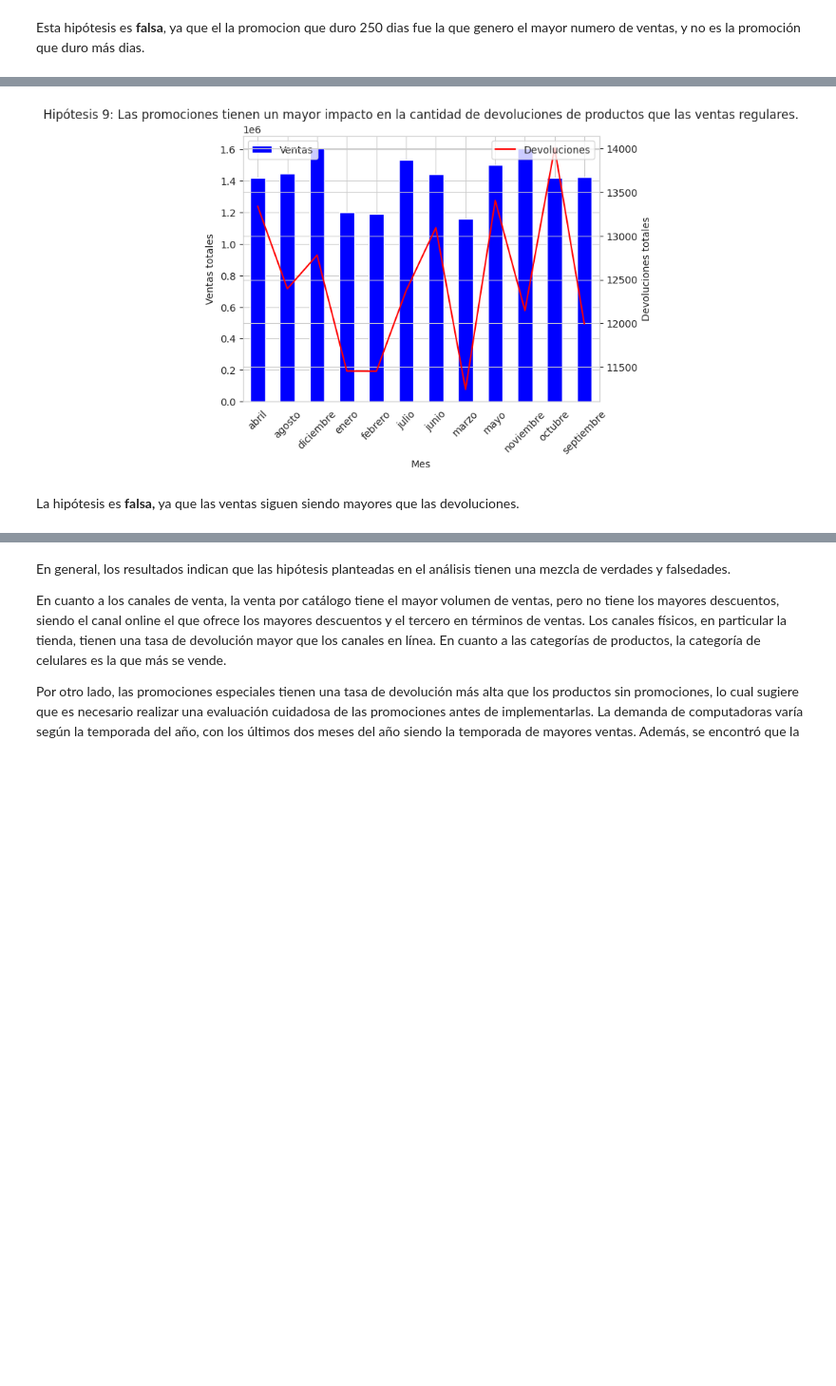
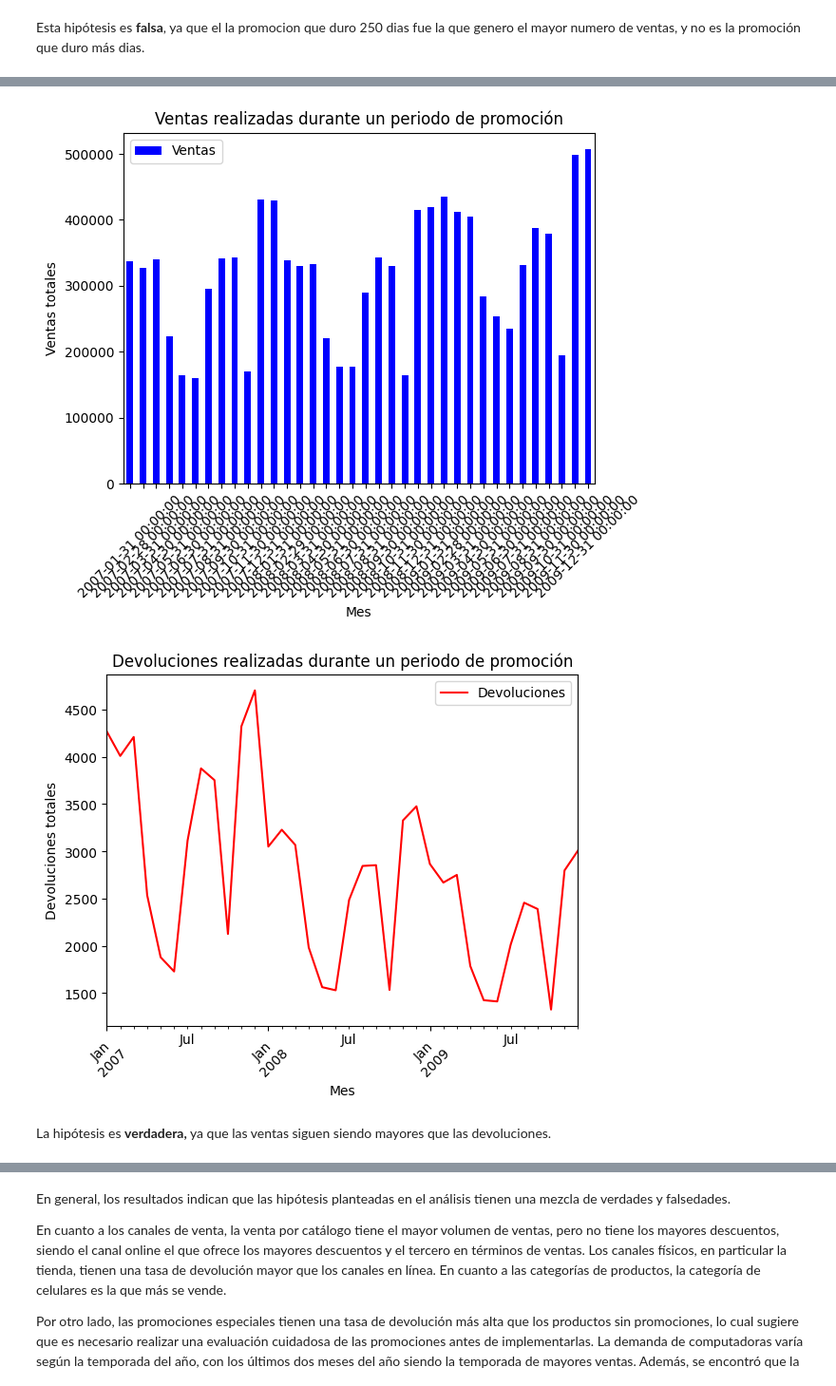
Before and after one commit to Hanzgio/Coder_DataScience, a Jupyter notebook: Hanz_Herrada_Data_Science.ipynb, the cells around one changed output, grey strips where cells are left out. Shown at 95% size. Cells and saved outputs as stored; diff of their text form; code cells hidden in the pictures; blank space fills up the shorter version.

```diff
--- a/Hanz_Herrada_Data_Science.ipynb
+++ b/Hanz_Herrada_Data_Science.ipynb
@@ -256,10 +391,10 @@ plt.show()
 La hipotesis es **verdadera**, las devoluciones son mas altas cuando hay promociones especiales.
 # %%
 # Convertir la columna DateKey en un objeto datetime
-df_computers['DateKey'] = pd.to_datetime(df_computers['DateKey'])
+fact_sales['DateKey'] = pd.to_datetime(fact_sales['DateKey'])
 
 # Agrupar los datos por mes y sumar las cantidades vendidas
-grouped = df_computers.groupby(df_computers['DateKey'].dt.month)['SalesQuantity'].sum()
+grouped = fact_sales.groupby(fact_sales['DateKey'].dt.month)['SalesQuantity'].sum()
 
 # Crear la figura y el gráfico de líneas
 fig, ax = plt.subplots(figsize=(10, 6))
@@ -334,30 +470,40 @@ fact_sales['DateKey'] = pd.to_datetime(fact_sales['DateKey'], format="%d/%m/%Y")
 # %%
 # Filtrar el dataframe fact_sales para incluir solamente las filas que corresponden a ventas realizadas durante un periodo de promoción
 fact_sales_promotions = fact_sales[fact_sales['DiscountFlag'] == 1]
 
-# Crear figura y ejes
+# Agrupar las ventas y devoluciones por mes
+sales_by_month = fact_sales_promotions.groupby(pd.Grouper(key='DateKey', freq='M')).agg({'SalesQuantity': 'sum', 'ReturnQuantity': 'sum'}).reset_index()
+
+# Crear figura y ejes para el gráfico de ventas
 fig, ax1 = plt.subplots()
 
-# Crear segundo eje
-ax2 = ax1.twinx()
-
 # Graficar ventas en barras en el primer eje
-sales_by_month.plot(kind='bar', y='SalesQuantity', ax=ax1, color='blue')
-
-# Graficar retornos en línea en el segundo eje
-sales_by_month.plot(kind='line', y='TotalReturns', ax=ax2, color='red')
+sales_by_month.plot(kind='bar', x='DateKey', y='SalesQuantity', ax=ax1, color='blue')
 
 # Configurar los ejes
 ax1.set_xlabel('Mes')
 ax1.set_ylabel('Ventas totales')
-ax2.set_ylabel('Devoluciones totales')
 ax1.tick_params(axis='x', rotation=45)
 ax1.legend(['Ventas'], loc='upper left')
+plt.title('Ventas realizadas durante un periodo de promoción')
+
+# Crear figura y ejes para el gráfico de devoluciones
+fig, ax2 = plt.subplots()
+
+# Graficar devoluciones en línea en el primer eje
+sales_by_month.plot(kind='line', x='DateKey', y='ReturnQuantity', ax=ax2, color='red')
+
+# Configurar los ejes
+ax2.set_xlabel('Mes')
+ax2.set_ylabel('Devoluciones totales')
+ax2.tick_params(axis='x', rotation=45)
 ax2.legend(['Devoluciones'], loc='upper right')
-plt.title('Hipótesis 9: Las promociones tienen un mayor impacto en la cantidad de devoluciones de productos que las ventas regulares.')
+plt.title('Devoluciones realizadas durante un periodo de promoción')
+
 plt.show()
 # %% [output]
-[figure, old version]
+[figure, new version]
+[figure, added]
 # %% [markdown]
-La hipótesis es **falsa,** ya que las ventas siguen siendo mayores que las devoluciones.
+La hipótesis es **verdadera,** ya que las ventas siguen siendo mayores que las devoluciones.
 # %% [markdown]
```
Also changed, not shown: parts of 30 cells of this notebook.
